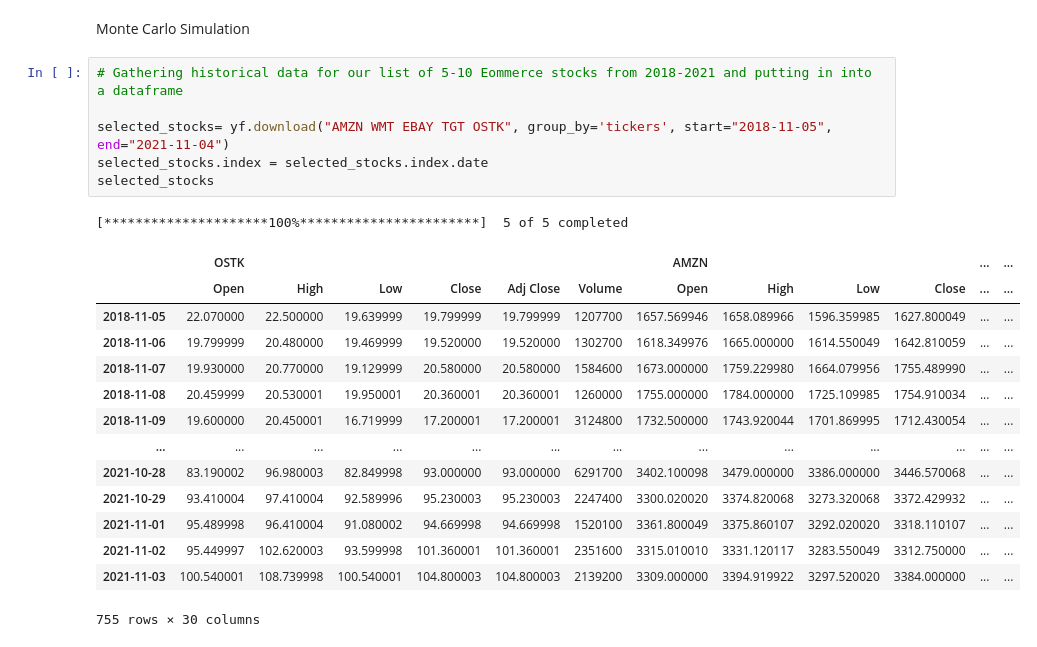
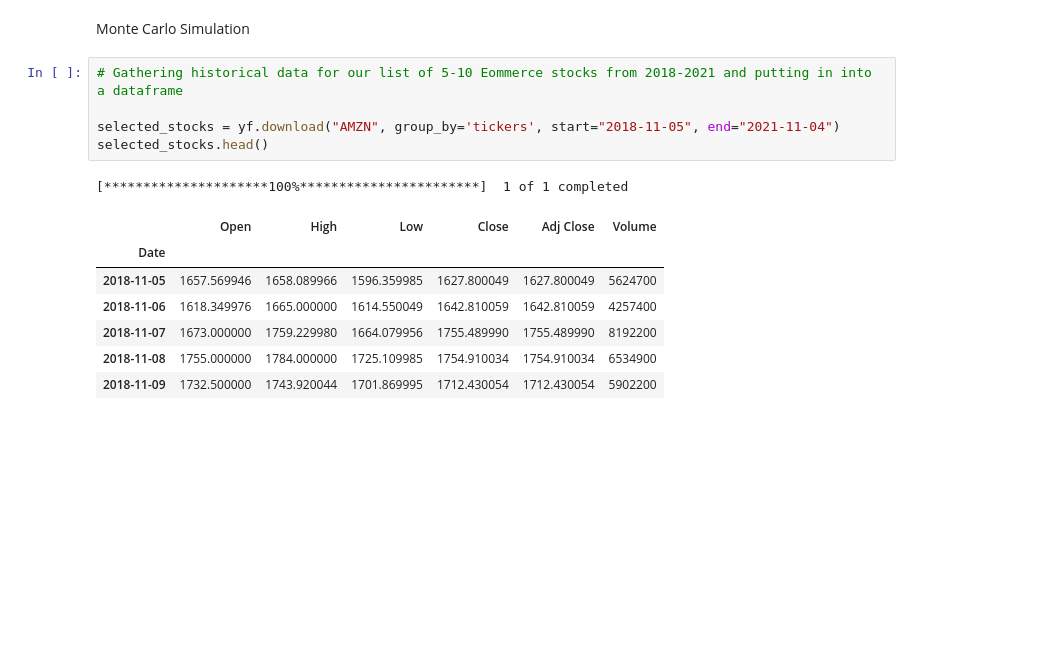
Before and after one commit to jojomani/modern_ecommerce_analysis, a Jupyter notebook: Modern_Variance_Analysis.ipynb, the cells around one changed output. Cells and saved outputs as stored; diff of their text form; blank space fills up the shorter version.

```diff
--- a/Modern_Variance_Analysis.ipynb
+++ b/Modern_Variance_Analysis.ipynb
@@ -505,22 +505,14 @@ Monte Carlo Simulation
 # %%
 # Gathering historical data for our list of 5-10 Eommerce stocks from 2018-2021 and putting in into a dataframe
 
-selected_stocks= yf.download("AMZN WMT EBAY TGT OSTK", group_by='tickers', start="2018-11-05", end="2021-11-04")
-selected_stocks.index = selected_stocks.index.date
-selected_stocks
+selected_stocks = yf.download("AMZN", group_by='tickers', start="2018-11-05", end="2021-11-04")
+selected_stocks.head()
 # %% [output]
-[*********************100%***********************]  5 of 5 completed
+[*********************100%***********************]  1 of 1 completed
-|  | OSTK |  |  |  |  |  | AMZN |  |  |  | ... | ... |
-|  | Open | High | Low | Close | Adj Close | Volume | Open | High | Low | Close | ... | ... |
-| 2018-11-05 | 22.070000 | 22.500000 | 19.639999 | 19.799999 | 19.799999 | 1207700 | 1657.569946 | 1658.089966 | 1596.359985 | 1627.800049 | ... | ... |
-| 2018-11-06 | 19.799999 | 20.480000 | 19.469999 | 19.520000 | 19.520000 | 1302700 | 1618.349976 | 1665.000000 | 1614.550049 | 1642.810059 | ... | ... |
-| 2018-11-07 | 19.930000 | 20.770000 | 19.129999 | 20.580000 | 20.580000 | 1584600 | 1673.000000 | 1759.229980 | 1664.079956 | 1755.489990 | ... | ... |
-| 2018-11-08 | 20.459999 | 20.530001 | 19.950001 | 20.360001 | 20.360001 | 1260000 | 1755.000000 | 1784.000000 | 1725.109985 | 1754.910034 | ... | ... |
-| 2018-11-09 | 19.600000 | 20.450001 | 16.719999 | 17.200001 | 17.200001 | 3124800 | 1732.500000 | 1743.920044 | 1701.869995 | 1712.430054 | ... | ... |
-| ... | ... | ... | ... | ... | ... | ... | ... | ... | ... | ... | ... | ... |
-| 2021-10-28 | 83.190002 | 96.980003 | 82.849998 | 93.000000 | 93.000000 | 6291700 | 3402.100098 | 3479.000000 | 3386.000000 | 3446.570068 | ... | ... |
-| 2021-10-29 | 93.410004 | 97.410004 | 92.589996 | 95.230003 | 95.230003 | 2247400 | 3300.020020 | 3374.820068 | 3273.320068 | 3372.429932 | ... | ... |
-| 2021-11-01 | 95.489998 | 96.410004 | 91.080002 | 94.669998 | 94.669998 | 1520100 | 3361.800049 | 3375.860107 | 3292.020020 | 3318.110107 | ... | ... |
-| 2021-11-02 | 95.449997 | 102.620003 | 93.599998 | 101.360001 | 101.360001 | 2351600 | 3315.010010 | 3331.120117 | 3283.550049 | 3312.750000 | ... | ... |
-| 2021-11-03 | 100.540001 | 108.739998 | 100.540001 | 104.800003 | 104.800003 | 2139200 | 3309.000000 | 3394.919922 | 3297.520020 | 3384.000000 | ... | ... |
+|  | Open | High | Low | Close | Adj Close | Volume |
+| Date |  |  |  |  |  |  |
+| 2018-11-05 | 1657.569946 | 1658.089966 | 1596.359985 | 1627.800049 | 1627.800049 | 5624700 |
+| 2018-11-06 | 1618.349976 | 1665.000000 | 1614.550049 | 1642.810059 | 1642.810059 | 4257400 |
+| 2018-11-07 | 1673.000000 | 1759.229980 | 1664.079956 | 1755.489990 | 1755.489990 | 8192200 |
+| 2018-11-08 | 1755.000000 | 1784.000000 | 1725.109985 | 1754.910034 | 1754.910034 | 6534900 |
+| 2018-11-09 | 1732.500000 | 1743.920044 | 1701.869995 | 1712.430054 | 1712.430054 | 5902200 |
-755 rows × 30 columns
```
Also changed, not shown: parts of 29 cells of this notebook.
